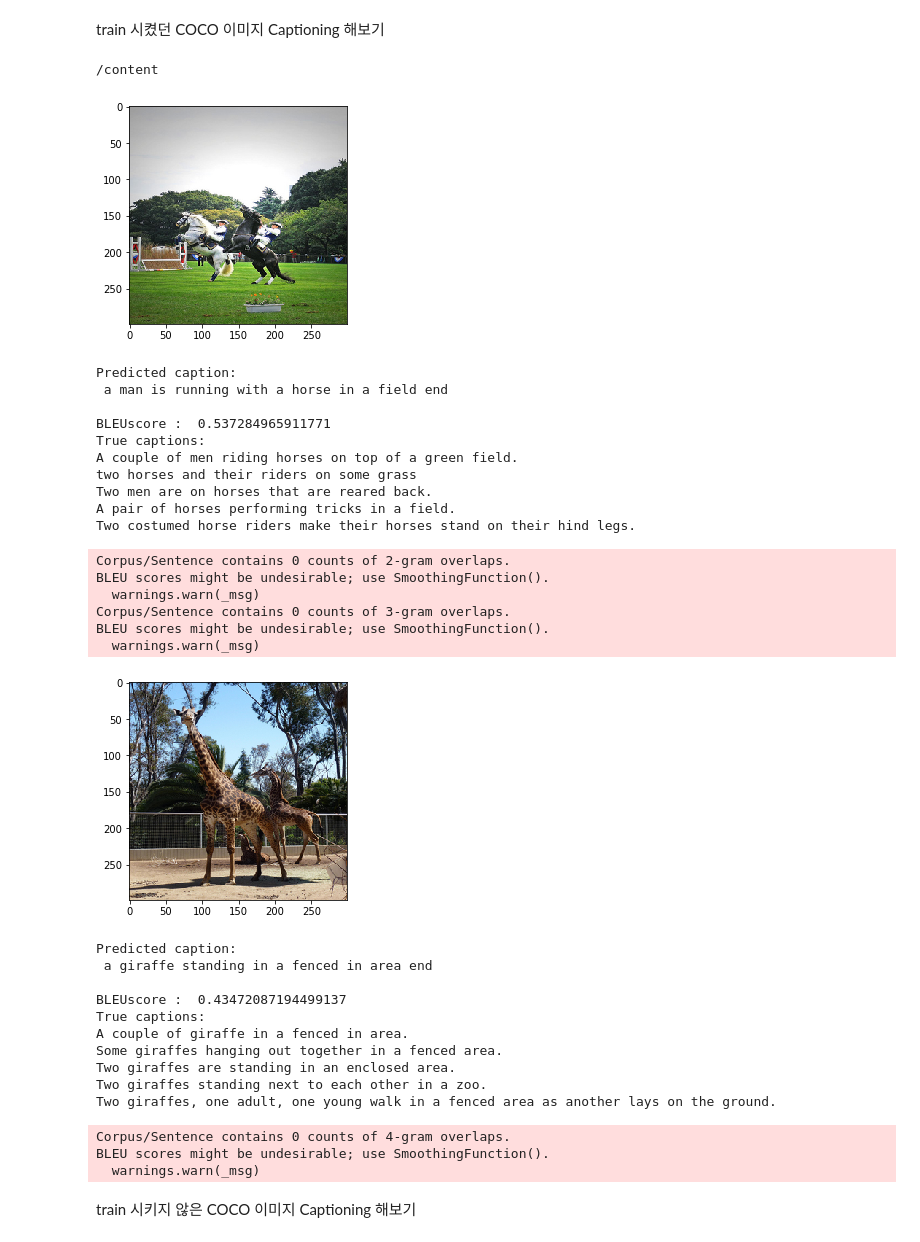
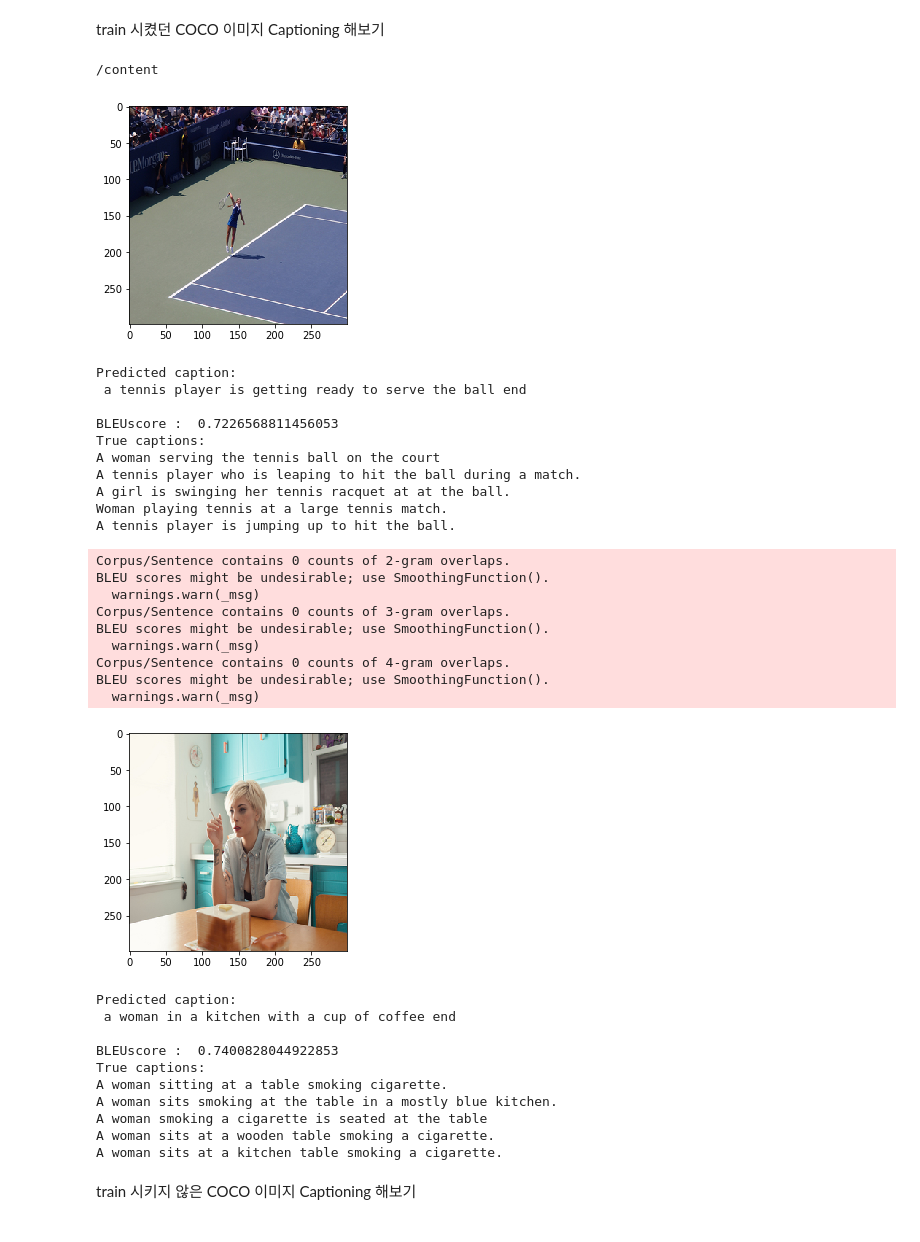
Before and after one commit to HyunJu1/Image-Captioning, a Jupyter notebook: Image Captioning.ipynb, the cells around one changed output. Saved outputs shown, nothing was run; the diff lists cells and outputs as text; code cells hidden in the pictures.

Commit message:
remove images

```diff
--- a/Image Captioning.ipynb
+++ b/Image Captioning.ipynb
@@ -745,46 +780,46 @@ train 시켰던 COCO 이미지 Captioning 해보기
 # %%
 os.chdir('/content')
 
 print(os.getcwd())
 
 
 
-generate_caption_coco(idx=6,train=True)
+generate_caption_coco(idx=2019,train=True)
 
-generate_caption_coco(idx=200, train=True)
+generate_caption_coco(idx=2015, train=True)
 # %% [output]
 /content
-[figure, old version]
+[figure, new version]
 Predicted caption:
- a man is running with a horse in a field end
+ a tennis player is getting ready to serve the ball end
 
-BLEUscore :  0.537284965911771
+BLEUscore :  0.7226568811456053
 True captions:
-A couple of men riding horses on top of a green field.
-two horses and their riders on some grass
-Two men are on horses that are reared back.
-A pair of horses performing tricks in a field.
-Two costumed horse riders make their horses stand on their hind legs.
+A woman serving the tennis ball on the court
+A tennis player who is leaping to hit the ball during a match.
+A girl is swinging her tennis racquet at at the ball.
+Woman playing tennis at a large tennis match.
+A tennis player is jumping up to hit the ball.
 Corpus/Sentence contains 0 counts of 2-gram overlaps.
 BLEU scores might be undesirable; use SmoothingFunction().
   warnings.warn(_msg)
 Corpus/Sentence contains 0 counts of 3-gram overlaps.
 BLEU scores might be undesirable; use SmoothingFunction().
   warnings.warn(_msg)
+Corpus/Sentence contains 0 counts of 4-gram overlaps.
+BLEU scores might be undesirable; use SmoothingFunction().
+  warnings.warn(_msg)
-[figure, old version]
+[figure, new version]
 Predicted caption:
- a giraffe standing in a fenced in area end
+ a woman in a kitchen with a cup of coffee end
 
-BLEUscore :  0.43472087194499137
+BLEUscore :  0.7400828044922853
 True captions:
-A couple of giraffe in a fenced in area.
-Some giraffes hanging out together in a fenced area.
-Two giraffes are standing in an enclosed area.
-Two giraffes standing next to each other in a zoo.
-Two giraffes, one adult, one young walk in a fenced area as another lays on the ground.
+A woman sitting at a table smoking cigarette.
+A woman sits smoking at the table in a mostly blue kitchen.
+A woman smoking a cigarette is seated at the table
+A woman sits at a wooden table smoking a cigarette.
+A woman sits at a kitchen table smoking a cigarette.
-Corpus/Sentence contains 0 counts of 4-gram overlaps.
-BLEU scores might be undesirable; use SmoothingFunction().
-  warnings.warn(_msg)
 # %% [markdown]
 train 시키지 않은  COCO 이미지 Captioning 해보기
 # %%
```
Also changed, not shown: parts of 5 cells of this notebook, 10 other files.
